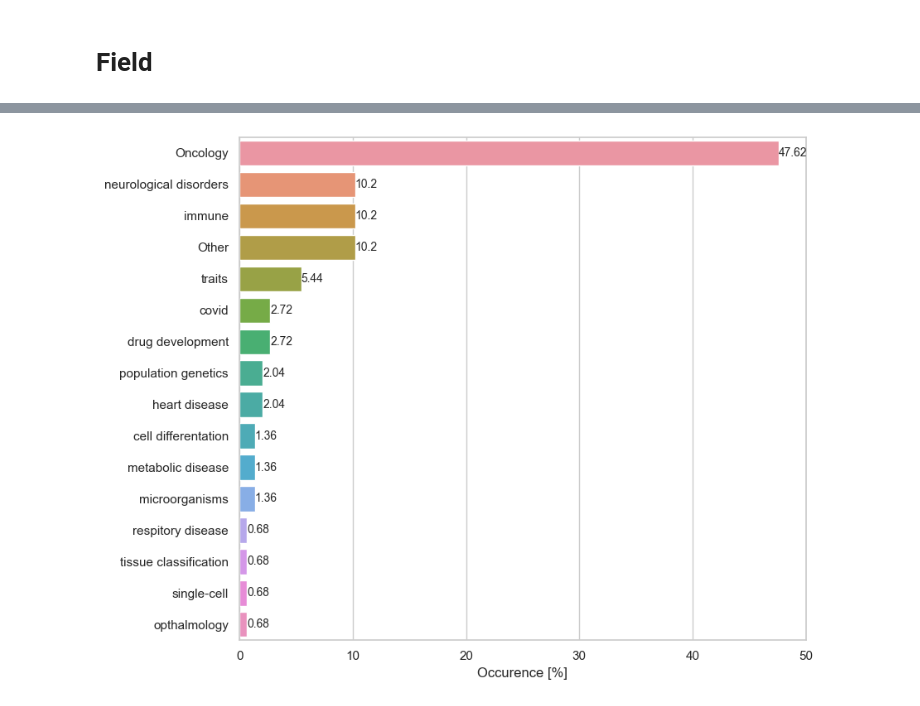
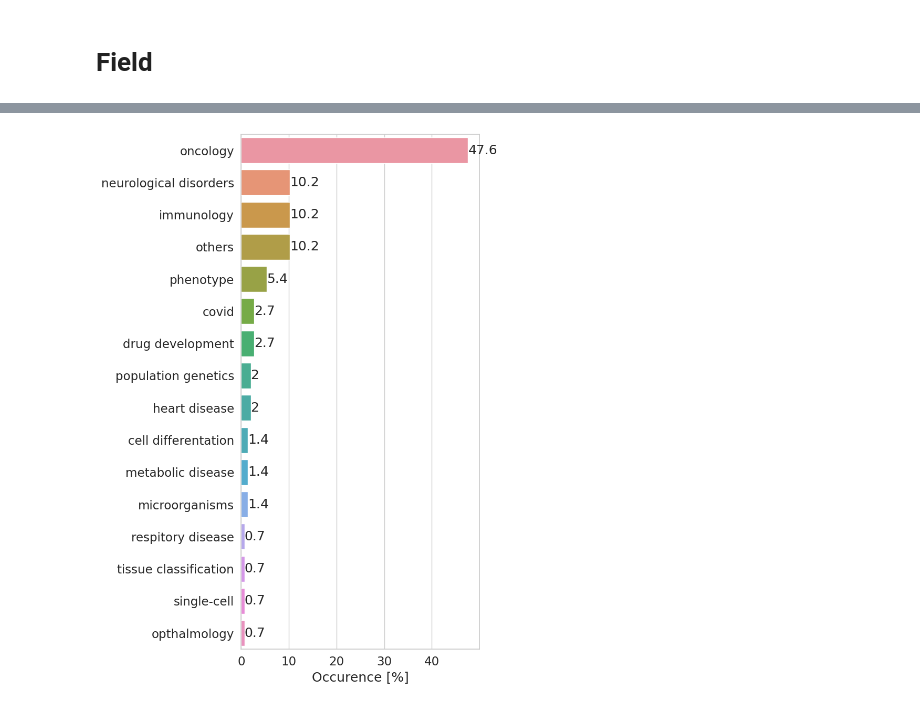
Before and after one commit to sonjakatz/reviewInterpretability_figures, a Jupyter notebook: field_application.ipynb, the cells around one changed output, grey strips where cells are left out. Cells and saved outputs as stored; diff of their text form; code cells hidden in the pictures.

```diff
--- a/field_application.ipynb
+++ b/field_application.ipynb
@@ -61,6 +61,13 @@ model_categories = {
     'AE (sparse)':"Autoencoder",
     'Graph Network':"Graph network"
 }
+
+field_categories =  {
+    "Oncology":"oncology",
+    "Other":"others",
+    "traits":"phenotype",
+    "immune":"immunology"
+}
 # %%
 outPath = "figures"
 # %%
@@ -164,12 +171,14 @@ df = pd_table1.copy()
 
 df["Applications to"] = df["Applications to"].str.split(", ")
 df = df["Applications to"].explode()
+df.replace(field_categories, inplace=True)
 
 vals = (df.value_counts() / df.value_counts().sum())*100
-vals
+
 
 all_labels = []
 for i, val in enumerate(vals):
+
     label_i = f"{vals.index[i]} ({round(val,1)}%)"
     all_labels.append(label_i)
 # %%
@@ -203,17 +196,19 @@ a
 # %%
+sns.set(font_scale=1.5)
 sns.set_style("whitegrid")
 
-fig, ax = plt.subplots(figsize=(9,7))
+fig, ax = plt.subplots(figsize=(8,11))
 
 a = pd.DataFrame(vals)
 a["application"] = vals.index
-a["count"] = round(a["Applications to"],2)
+a["application"].replace(field_categories, inplace=True)
+a["count"] = round(a["count"],1)
 
 ax = sns.barplot(data = a, y="application", x="count", orient="h")
-ax.bar_label(ax.containers[0], fontsize=10)
+ax.bar_label(ax.containers[0])
 ax.set_ylabel("")
 ax.set_xlabel("Occurence [%]")
 plt.tight_layout()
 plt.savefig(f"{outPath}/applications_bar.svg", dpi=300)
 # %% [output]
-[figure, old version]
+[figure, new version]
```
Also changed, not shown: parts of 2 cells of this notebook, 3 other files.
